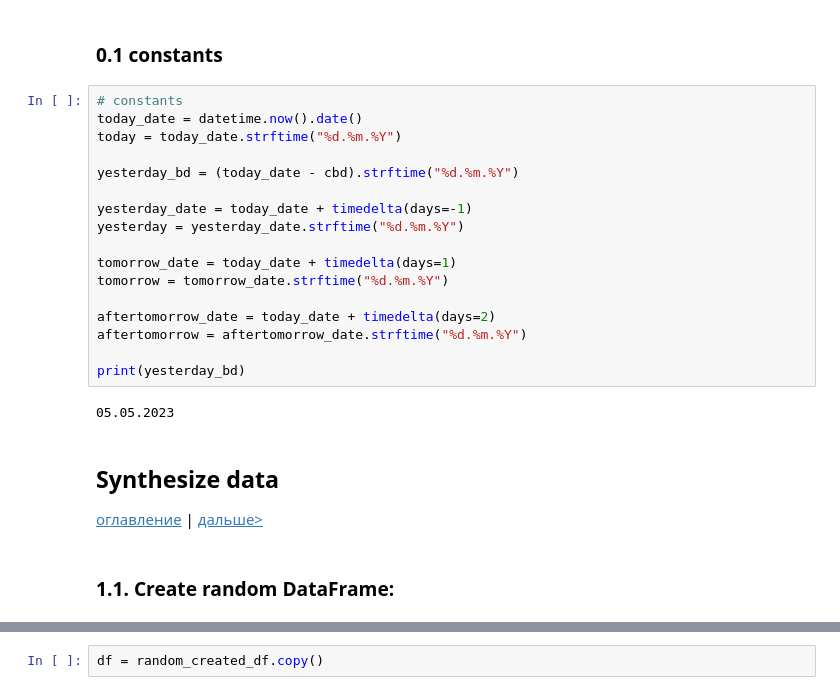
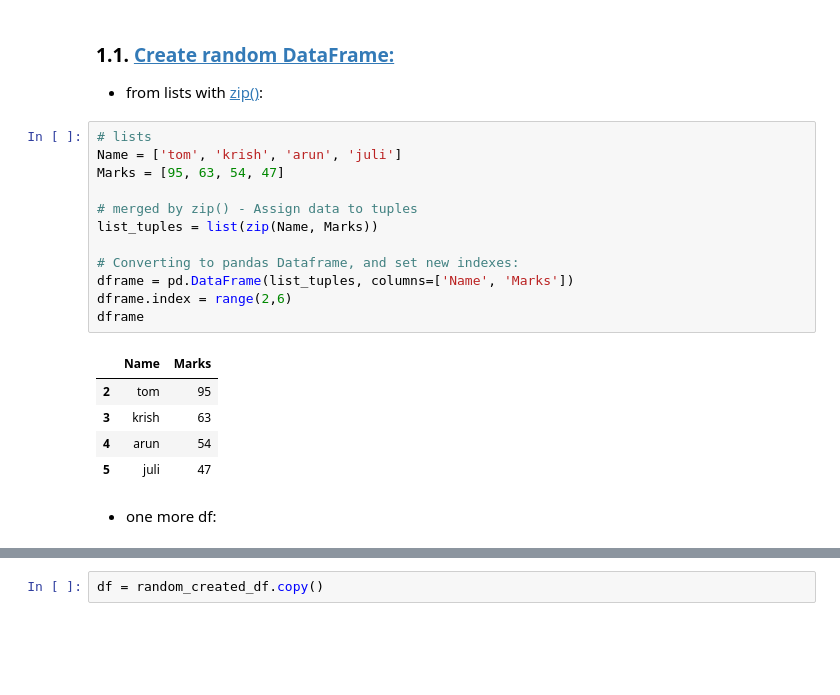
Before and after one commit to sqrt495/tips-and-tricks, a Jupyter notebook: Advanced_Pandas.ipynb, the cells around one changed output, grey strips where cells are left out. Saved outputs shown, nothing was run; the diff lists cells and outputs as text; blank space fills up the shorter version.

```diff
--- a/Advanced_Pandas.ipynb
+++ b/Advanced_Pandas.ipynb
@@ -62,29 +50,26 @@ cbd = pd.tseries.offsets.CustomBusinessDay(n = 1, holidays = ['2022-06-13', '202
-# %% [markdown]
-### 0.1 constants
-# %%
-# constants
-today_date = datetime.now().date()
-today = today_date.strftime("%d.%m.%Y")
-
-yesterday_bd = (today_date - cbd).strftime("%d.%m.%Y")
-
-yesterday_date = today_date + timedelta(days=-1)
-yesterday = yesterday_date.strftime("%d.%m.%Y")
-
-tomorrow_date = today_date + timedelta(days=1)
-tomorrow = tomorrow_date.strftime("%d.%m.%Y")
-
-aftertomorrow_date = today_date + timedelta(days=2)
-aftertomorrow = aftertomorrow_date.strftime("%d.%m.%Y")
-
-print(yesterday_bd)
-# %% [output]
-05.05.2023
-# %% [markdown]
-## Synthesize data
-<a class="anchor" id="synthesize"></a>
-
-[оглавление](#contents) | [дальше>](#import)
-# %% [markdown]
-### 1.1. Create random DataFrame:
+# %% [markdown]
+### 1.1. [Create random DataFrame:](https://pythonpip.ru/examples/kak-sozdat-dataframes-pandas-v-python-7-metodov)
+<a class="anchor" id="synth_create"></a>
+
+- from lists with [zip()](https://docs.python.org/3/library/functions.html#zip):
+# %%
+# lists
+Name = ['tom', 'krish', 'arun', 'juli']
+Marks = [95, 63, 54, 47]
+
+# merged by zip() - Assign data to tuples
+list_tuples = list(zip(Name, Marks))
+
+# Converting to pandas Dataframe, and set new indexes:
+dframe = pd.DataFrame(list_tuples, columns=['Name', 'Marks'])
+dframe.index = range(2,6)
+dframe
+# %% [output]
+|  | Name | Marks |
+| 2 | tom | 95 |
+| 3 | krish | 63 |
+| 4 | arun | 54 |
+| 5 | juli | 47 |
+# %% [markdown]
+- one more df:
 # %%
```
Also changed, not shown: parts of 18 cells of this notebook.
